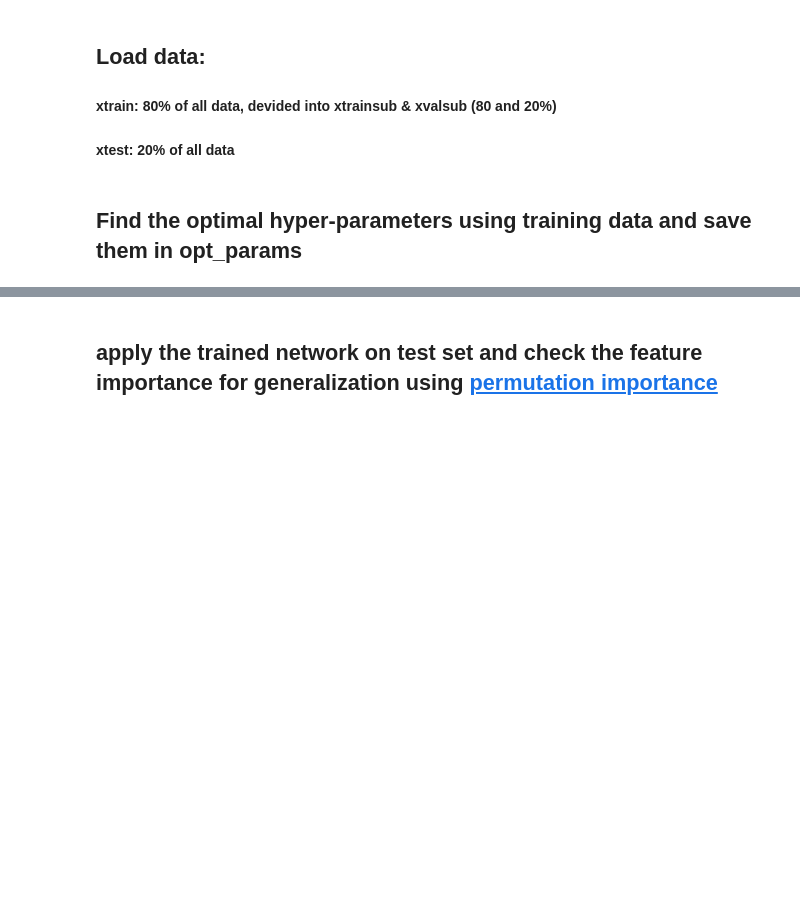
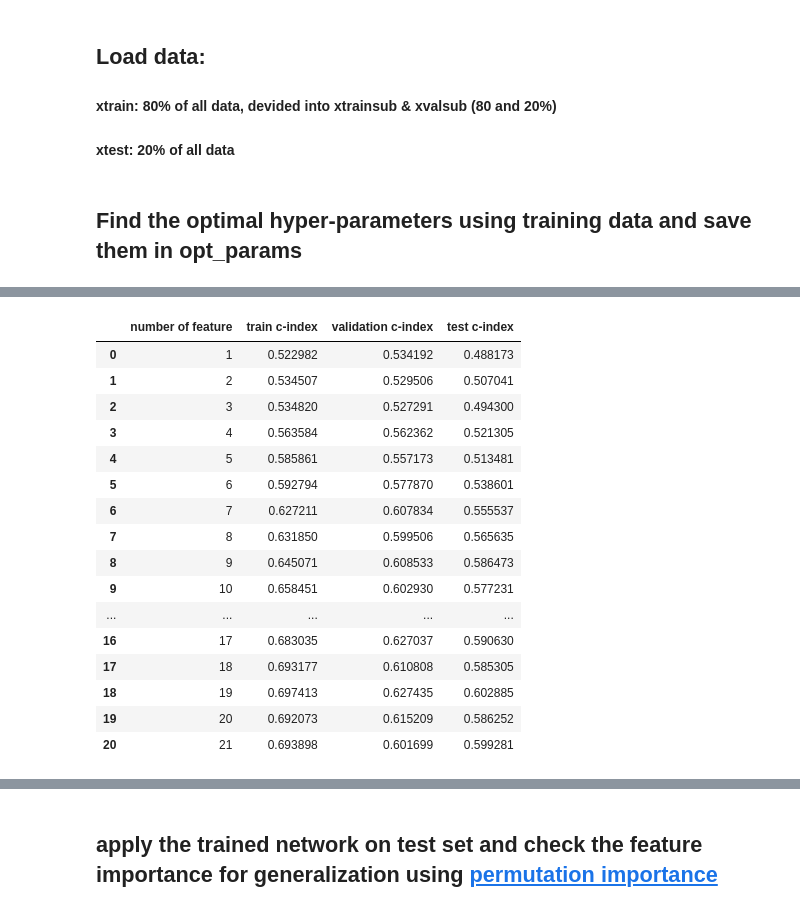
Before and after one commit to arashk1990/ProjectVR, a Jupyter notebook: DeepWait.ipynb, the cells around one changed output, grey strips where cells are left out. Drawn from its saved outputs; the diff is of its cells as text; code cells hidden in the pictures; blank space fills up the shorter version.

```diff
--- a/DeepWait.ipynb
+++ b/DeepWait.ipynb
@@ -183,6 +172,11 @@ def get_objective_function(num_epochs, logdir, update_fn = lasagne.updates.adam)
 
 ## Find the optimal hyper-parameters using training data and save them in opt_params
 # %%
-NUM_EPOCHS = 200
+NUM_EPOCHS = 100
 NUM_FOLDS = 8
 logdir='/home/arash/ProjectVR/logs'
+
+
+main_logger = load_logger(logdir)
+
+box_constraints = load_box_constraints('/home/arash/ProjectVR/box_constraints.0.json')
@@ -199,7 +187,7 @@ opt_fxn = get_objective_function(NUM_EPOCHS, logdir,
 opt_fxn = optunity.cross_validated(x=xtrain, y=ytrain, num_folds=NUM_FOLDS)(opt_fxn)
 
 
-opt_params, call_log, _ = optunity.maximize(opt_fxn, num_evals=80,
+opt_params, call_log, _ = optunity.maximize(opt_fxn, num_evals=20,
         solver_name='sobol',
         **box_constraints)
 # %% [output]
@@ -255,0 +251,51 @@ if 'n_in' in hyperparams:
+# %%
+# check for different number of features
+num=[]
+trainacc=[]
+valacc=[]
+testacc=[]
+for i in range(1,22):
+    hyperparams['n_in'] = i
+    trainsub_data=format_to_deepsurv(xtrainsub, ytrainsub)
+    trainsub_data['x']=trainsub_data['x'][:,0:hyperparams['n_in']]
+    valsub_data=format_to_deepsurv(xvalsub, yvalsub)
+    valsub_data['x']=valsub_data['x'][:,0:hyperparams['n_in']]
+    network = deep_surv.DeepSurv(**hyperparams)
+    metrics = network.train(trainsub_data,valsub_data, n_epochs = NUM_EPOCHS,
+                            update_fn = lasagne.updates.adam, verbose = True)
+
+    num.append(i)
+    trainacc.append(network.get_concordance_index(trainsub_data['x'],
+                                       trainsub_data['t'],trainsub_data['e']))
+
+    valacc.append(network.get_concordance_index(valsub_data['x'],
+                                       valsub_data['t'],valsub_data['e']))
+
+    testacc.append(network.get_concordance_index(xtest[:,0:hyperparams['n_in']],ytest[:,1],ytest[:,0]))
+# %%
+C_IndexList = pd.DataFrame(
+    {'number of feature': num,
+     'train c-index': trainacc,
+     'validation c-index': valacc,
+     'test c-index':testacc
+    })
+# %%
+C_IndexList
+# %% [output]
+|  | number of feature | train c-index | validation c-index | test c-index |
+| 0 | 1 | 0.522982 | 0.534192 | 0.488173 |
+| 1 | 2 | 0.534507 | 0.529506 | 0.507041 |
+| 2 | 3 | 0.534820 | 0.527291 | 0.494300 |
+| 3 | 4 | 0.563584 | 0.562362 | 0.521305 |
+| 4 | 5 | 0.585861 | 0.557173 | 0.513481 |
+| 5 | 6 | 0.592794 | 0.577870 | 0.538601 |
+| 6 | 7 | 0.627211 | 0.607834 | 0.555537 |
+| 7 | 8 | 0.631850 | 0.599506 | 0.565635 |
+| 8 | 9 | 0.645071 | 0.608533 | 0.586473 |
+| 9 | 10 | 0.658451 | 0.602930 | 0.577231 |
+| ... | ... | ... | ... | ... |
+| 16 | 17 | 0.683035 | 0.627037 | 0.590630 |
+| 17 | 18 | 0.693177 | 0.610808 | 0.585305 |
+| 18 | 19 | 0.697413 | 0.627435 | 0.602885 |
+| 19 | 20 | 0.692073 | 0.615209 | 0.586252 |
+| 20 | 21 | 0.693898 | 0.601699 | 0.599281 |
```
Also changed, not shown: parts of 36 cells of this notebook.
